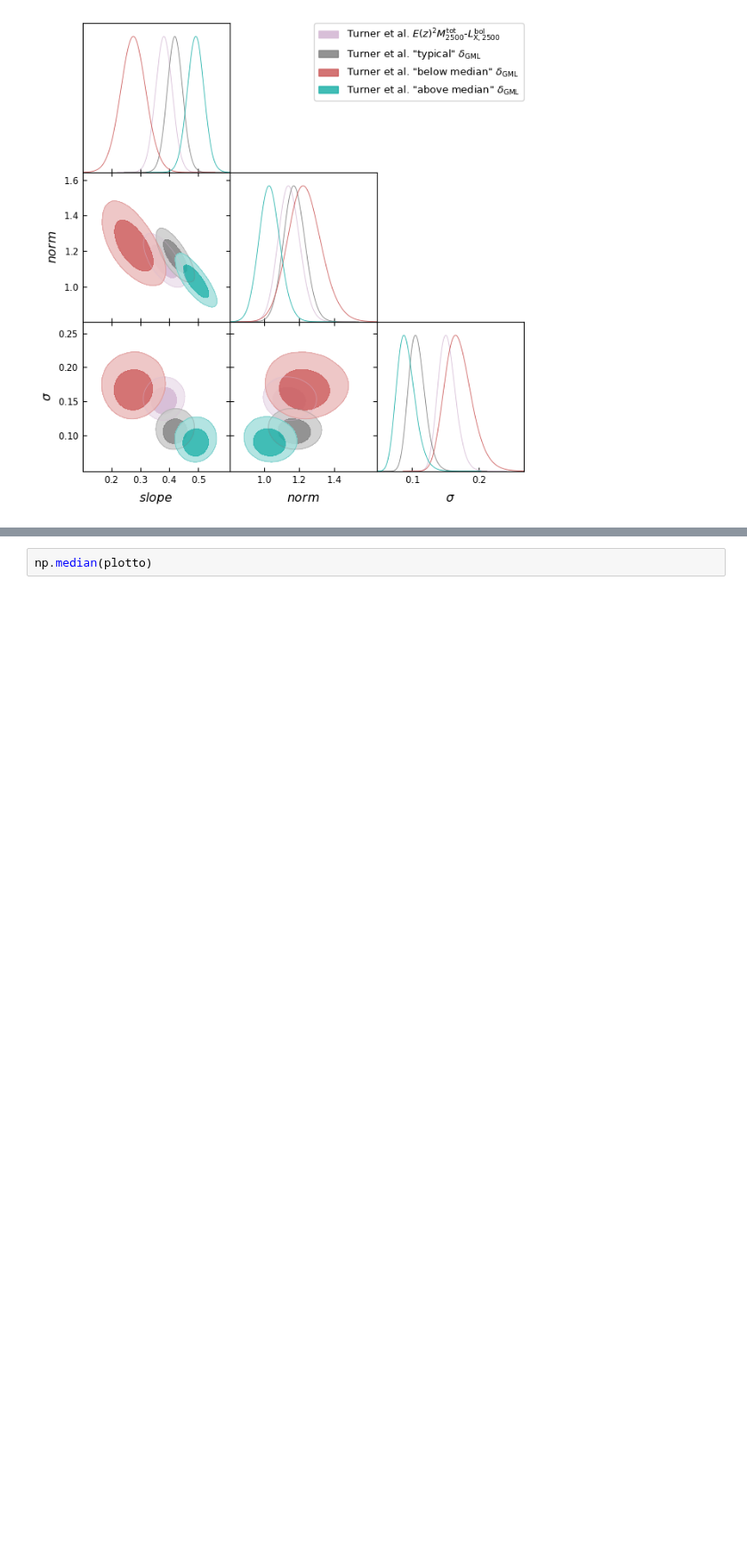
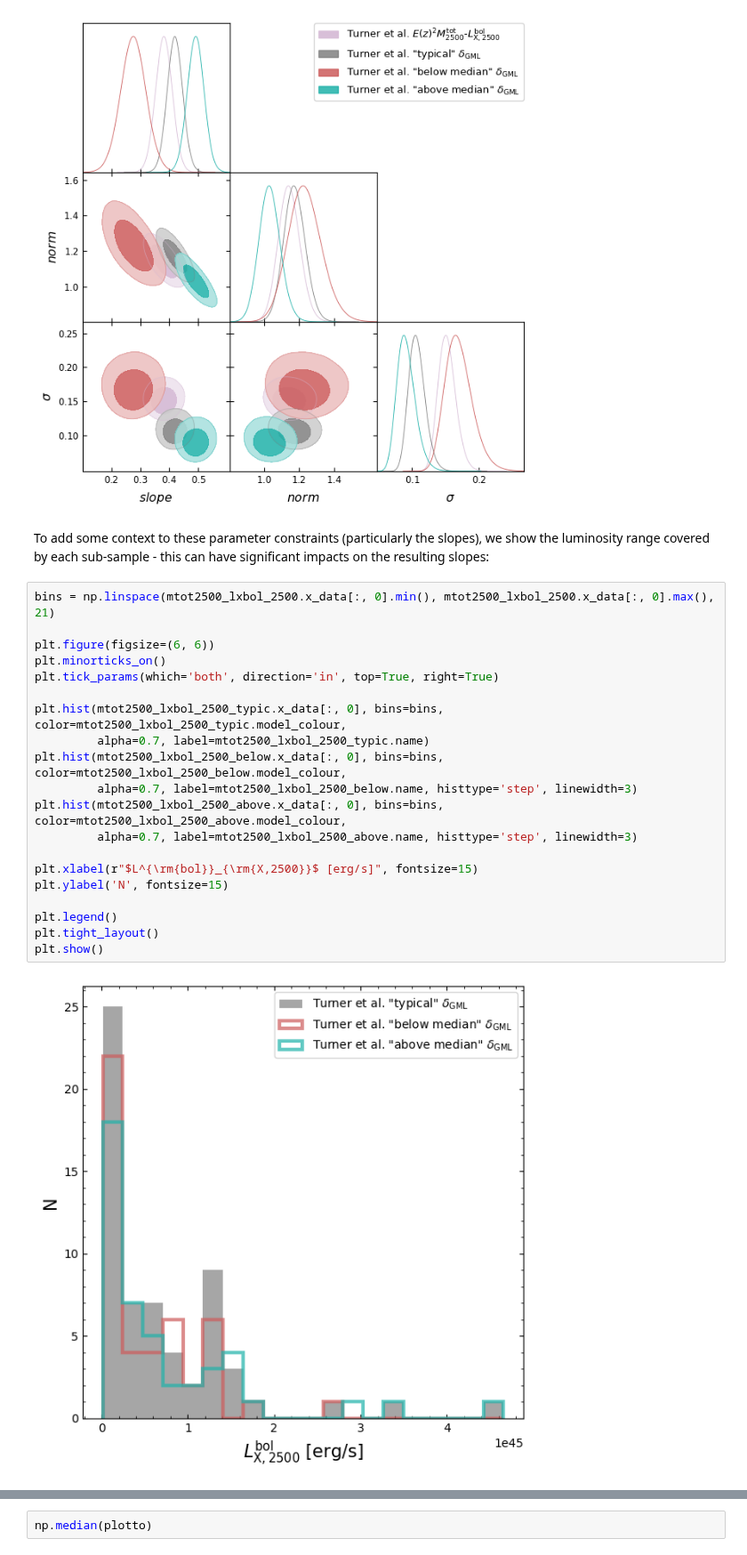
Before and after one commit to DavidT3/XCS-Mass-II-Analysis, a Jupyter notebook: notebooks/exploring_scatter/gasmass-Lx_as_scatter_diagnostic.ipynb, the cells around one changed output, grey strips where cells are left out. Shown at 89% size. Cells and saved outputs as stored; diff of their text form; blank space fills up the shorter version.

Commit message:
Added a look at the mtot-tx2500 relations based on our subsamplings

```diff
--- a/notebooks/exploring_scatter/gasmass-Lx_as_scatter_diagnostic.ipynb
+++ b/notebooks/exploring_scatter/gasmass-Lx_as_scatter_diagnostic.ipynb
@@ -500,3 +502,27 @@ Removed no burn in
 Removed no burn in
 Removed no burn in
 [figure]
+# %% [markdown]
+To add some context to these parameter constraints (particularly the slopes), we show the luminosity range covered by each sub-sample - this can have significant impacts on the resulting slopes:
+# %%
+bins = np.linspace(mtot2500_lxbol_2500.x_data[:, 0].min(), mtot2500_lxbol_2500.x_data[:, 0].max(), 21)
+
+plt.figure(figsize=(6, 6))
+plt.minorticks_on()
+plt.tick_params(which='both', direction='in', top=True, right=True)
+
+plt.hist(mtot2500_lxbol_2500_typic.x_data[:, 0], bins=bins, color=mtot2500_lxbol_2500_typic.model_colour,
+         alpha=0.7, label=mtot2500_lxbol_2500_typic.name)
+plt.hist(mtot2500_lxbol_2500_below.x_data[:, 0], bins=bins, color=mtot2500_lxbol_2500_below.model_colour,
+         alpha=0.7, label=mtot2500_lxbol_2500_below.name, histtype='step', linewidth=3)
+plt.hist(mtot2500_lxbol_2500_above.x_data[:, 0], bins=bins, color=mtot2500_lxbol_2500_above.model_colour,
+         alpha=0.7, label=mtot2500_lxbol_2500_above.name, histtype='step', linewidth=3)
+
+plt.xlabel(r"$L^{\rm{bol}}_{\rm{X,2500}}$ [erg/s]", fontsize=15)
+plt.ylabel('N', fontsize=15)
+
+plt.legend()
+plt.tight_layout()
+plt.show()
+# %% [output]
+[figure, added]
```
Also changed, not shown: parts of 12 cells of this notebook, 2 other files.
